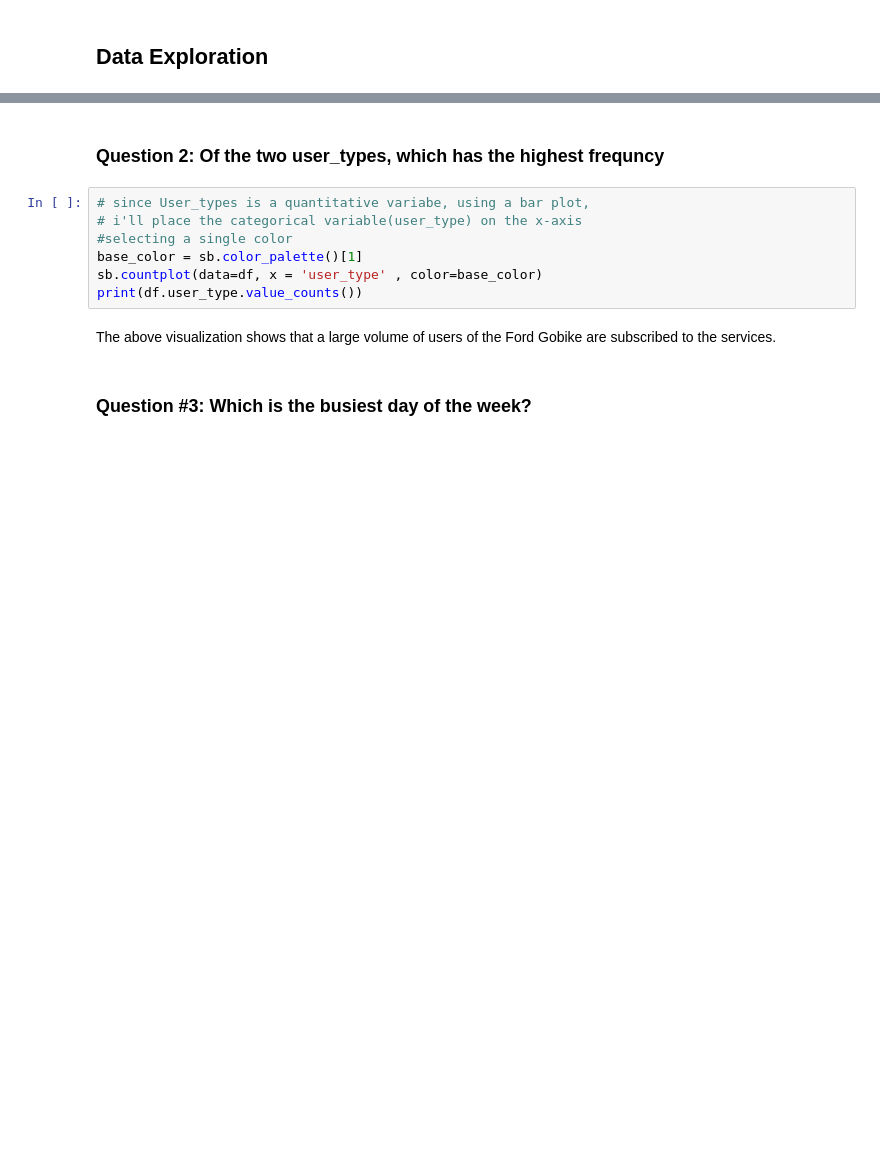
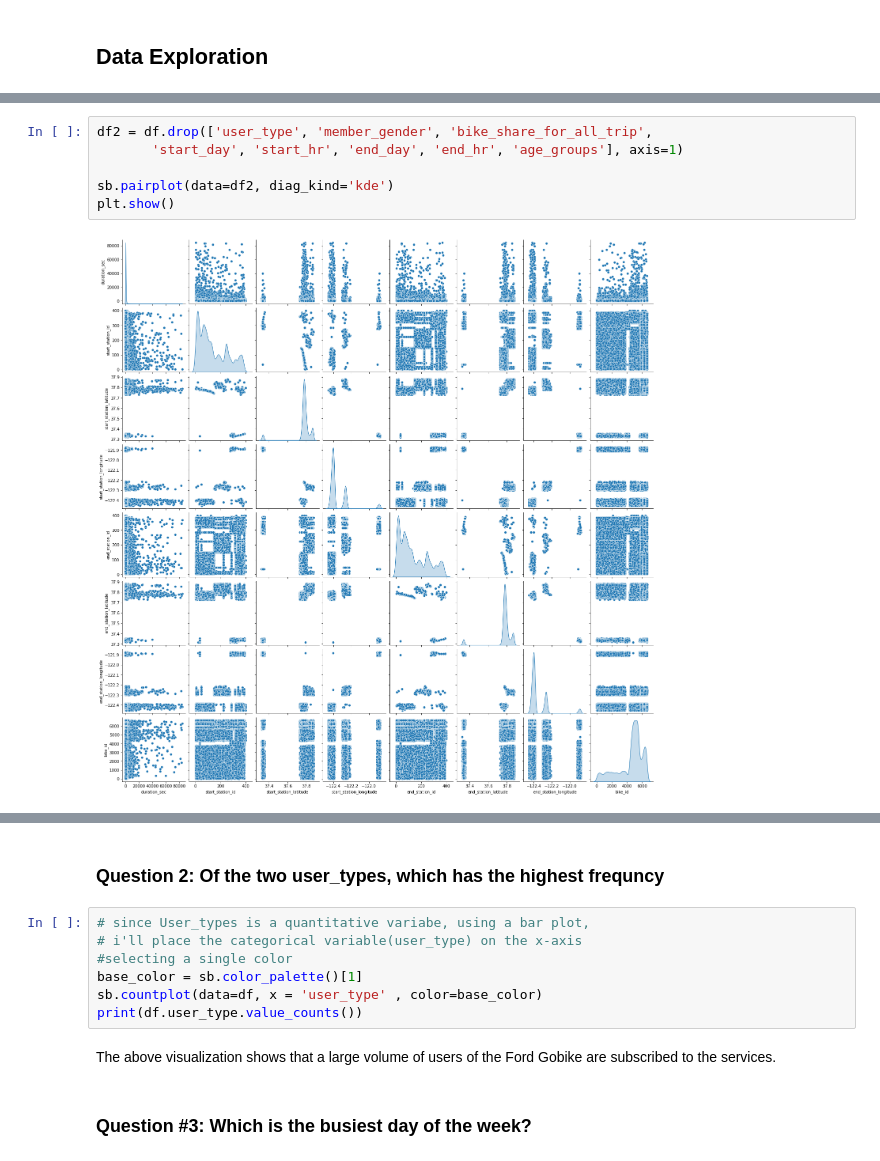
Before and after one commit to I-Sobe/Ford-GoBike-System-Data, a Jupyter notebook: script/Part_I_exploration_template.ipynb, the cells around one changed output, grey strips where cells are left out. Drawn from its saved outputs; the diff is of its cells as text; blank space fills up the shorter version.

```diff
--- a/script/Part_I_exploration_template.ipynb
+++ b/script/Part_I_exploration_template.ipynb
@@ -290,0 +334,8 @@ df.describe()
+# %%
+df2 = df.drop(['user_type', 'member_gender', 'bike_share_for_all_trip',
+       'start_day', 'start_hr', 'end_day', 'end_hr', 'age_groups'], axis=1)
+
+sb.pairplot(data=df2, diag_kind='kde')
+plt.show()
+# %% [output]
+[figure, added]
```
Also changed, not shown: parts of 17 cells of this notebook.
